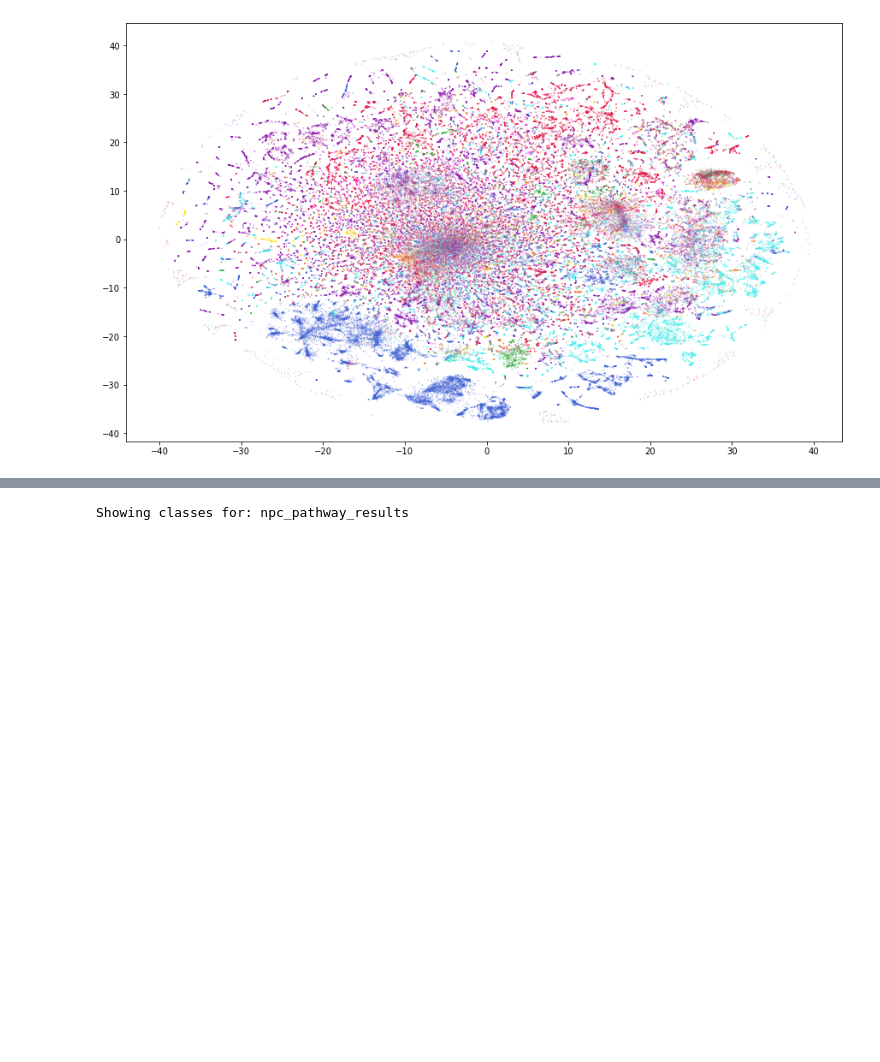
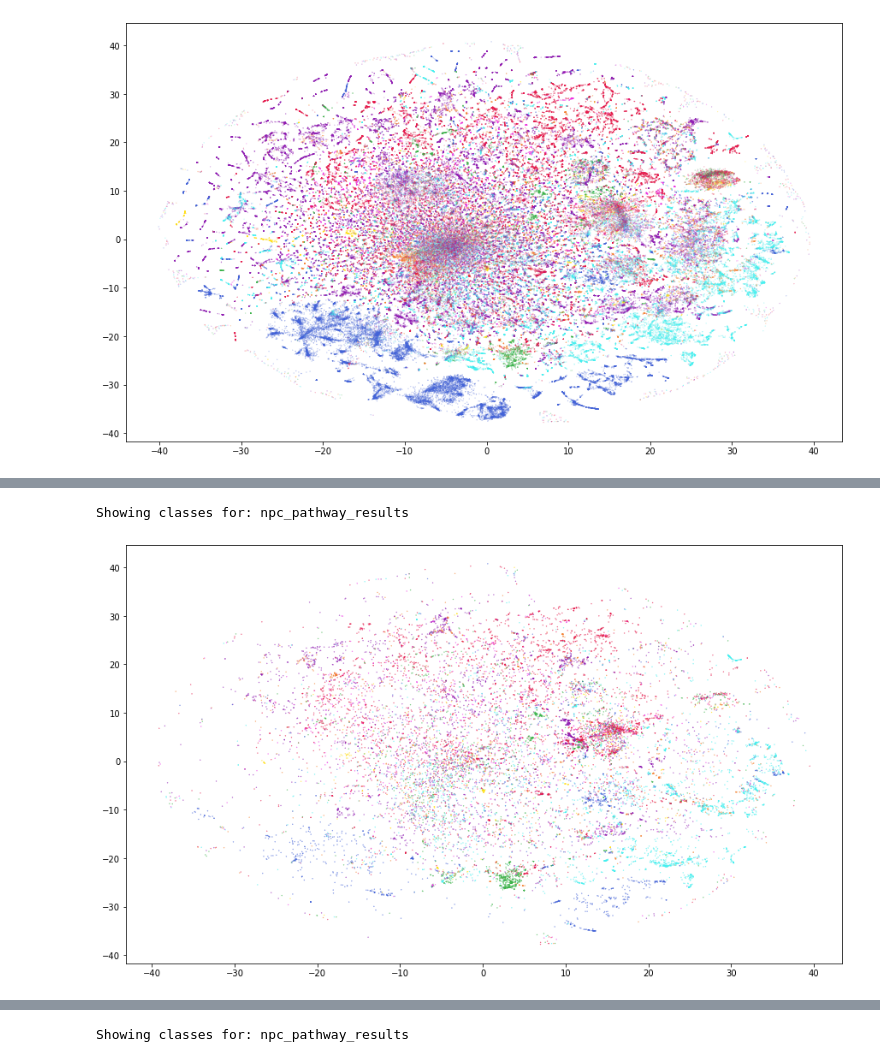
Before and after one commit to louwenjjr/ms2_mass_differences, a Jupyter notebook: notebooks/1d-Prepare_visualisation_data.ipynb, the cells around one changed output, grey strips where cells are left out. Saved outputs shown, nothing was run; the diff lists cells and outputs as text; code cells hidden in the pictures; blank space fills up the shorter version.

```diff
--- a/notebooks/1d-Prepare_visualisation_data.ipynb
+++ b/notebooks/1d-Prepare_visualisation_data.ipynb
@@ -80,0 +88,9 @@ spectrum_vectors = [calc_vector(model, s) for s in documents_spectrums_processed
+# %%
+# and for UniqueInchikey
+sys.path.insert(0, os.path.join(os.path.split(os.getcwd()[:-1])[0], "scripts"))
+from mass_differences.processing import get_ids_for_unique_inchikeys
+
+uniq_ids = get_ids_for_unique_inchikeys(annot_spectrums_processed)
+spectrum_vectors_unique = [spectrum_vectors[i] for i in uniq_ids]
+spectrum_vectors_unique = np.vstack(spectrum_vectors_unique)
+spectrum_vectors_unique.shape
@@ -125,3 +157,10 @@ tsne_3d_out = os.path.join(data_path, base+"_peaks_processed_s2v_only_annotated_
 with open(tsne_3d_out, 'w') as outf:
     for s_id, tsne_r in zip(spectrums_ids, tsne_3d_res):
         outf.write("{},{}\n".format(s_id, ','.join(map(str, tsne_r))))
+# %%
+# Load tsne data
+tsne_2d_out = os.path.join(data_path, base+"_peaks_processed_s2v_only_annotated_tsne2D.pickle")
+tsne_3d_out = os.path.join(data_path, base+"_peaks_processed_s2v_only_annotated_tsne3D.pickle")
+tsne_2d_res = pickle.load(open(tsne_2d_out, 'rb'))
+tsne_3d_res = pickle.load(open(tsne_3d_out, 'rb'))
+tsne_2d_res.shape, tsne_3d_res.shape
@@ -226,0 +298,10 @@ Showing classes for: npc_pathway_results
+# %%
+#UniqueInchikey 2D - note that point size is bigger here
+print("Showing classes for:", new_header[i_chosen])
+plt.figure(figsize=(15,9))
+plt.scatter(np.take(tsne_2d_res[:,0], uniq_ids),np.take(tsne_2d_res[:,1], uniq_ids), 0.09,
+            c=[spectra_chosen_classes[i] for i in uniq_ids])
+plt.show()
+# %% [output]
+Showing classes for: npc_pathway_results
+[figure, added]
```
Also changed, not shown: parts of 15 cells of this notebook, 1 other file.
